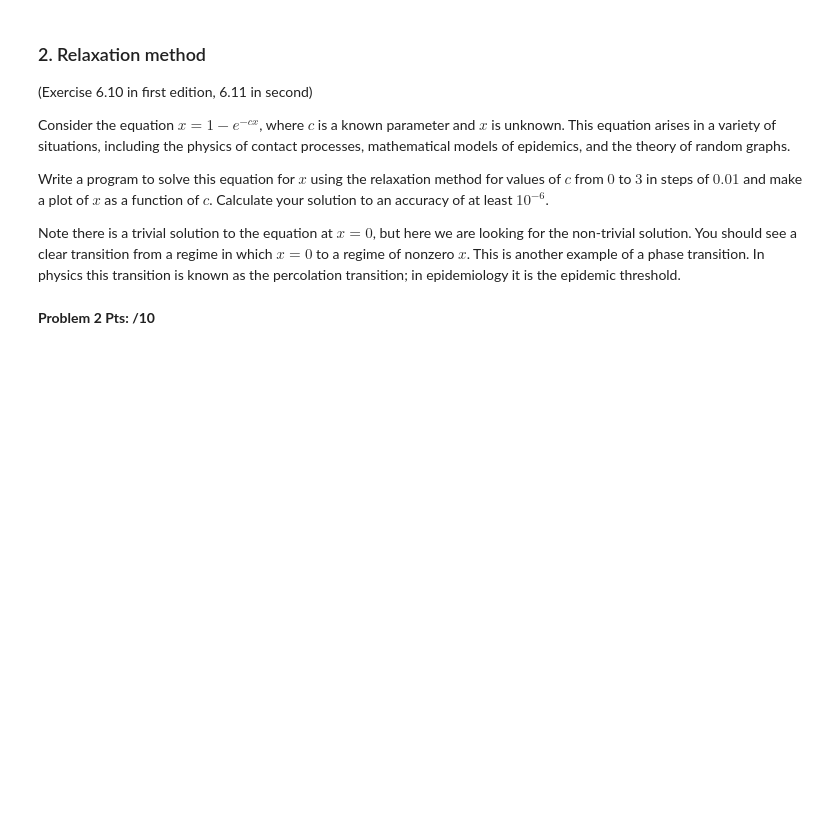
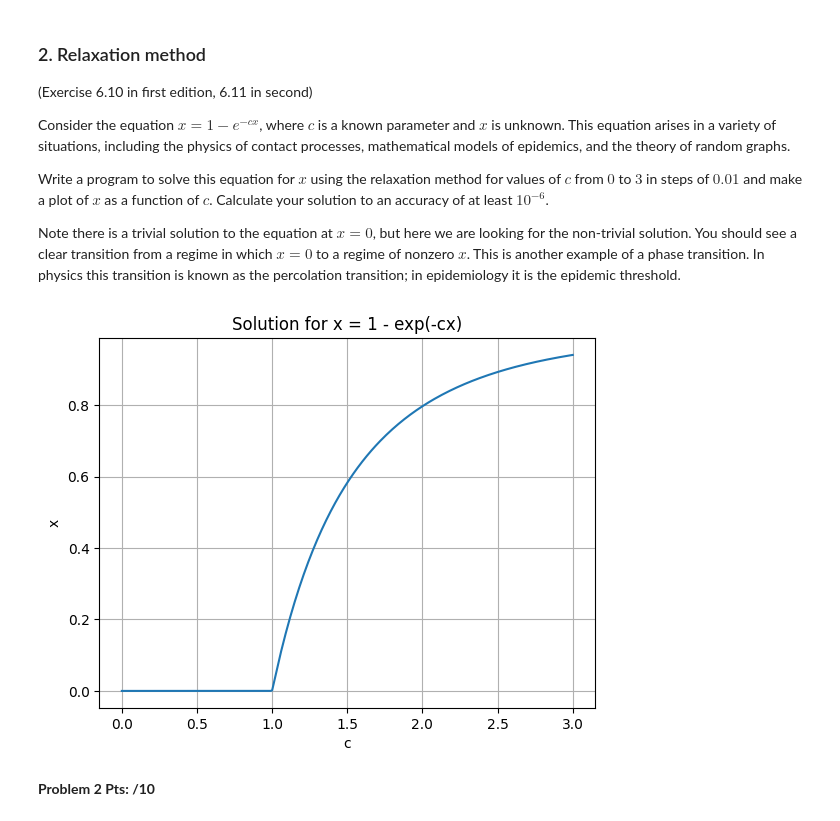
Before and after one commit to AcamaroCutcher/Computational-Physics, a Jupyter notebook: Homework/Homework5/hw5_notebook_2026.ipynb, the cells around one changed output. Cells and saved outputs as stored; diff of their text form; code cells hidden in the pictures; blank space fills up the shorter version.

```diff
--- a/Homework/Homework5/hw5_notebook_2026.ipynb
+++ b/Homework/Homework5/hw5_notebook_2026.ipynb
@@ -126,3 +195,46 @@ epidemic threshold.
+# %%
+# Type code for relaxation method here here
+
+import numpy as np
+import matplotlib.pyplot as plt
+
+def f(x,c):
+    return 1 - np.exp(-c* x)
+
+def relaxation_solver(f, x, c):
+
+    flag = 1
+    # Start with an initial guess, then apply the function
+    x_current = x
+
+    while(flag):
+        x_next = f(x_current,c)
+
+        accuracy = np.abs(x_next - x_current)
+
+        if(accuracy < 1e-6):
+            flag = 0
+        else:
+            x_current = x_next
+    return x_current
+
+
+def display():
+
+    c_array = np.arange(0,3.01, 0.01)
+    x_initial_guess = 1 # Initial guess for x, avoiding the trivial solution x=0
+    x_array = np.array([relaxation_solver(f, x_initial_guess, c) for c in c_array])
+
+    plt.plot(c_array, x_array)
+    plt.xlabel('c')
+    plt.ylabel('x')
+    plt.title('Solution for x = 1 - exp(-cx)')
+    plt.grid(True)
+    plt.show()
+
+display()
+# %% [output]
+[figure, added]
 # %% [markdown]
 **Problem 2 Pts: /10**
 # %% [markdown]
```
Also changed, not shown: parts of 14 cells of this notebook.
